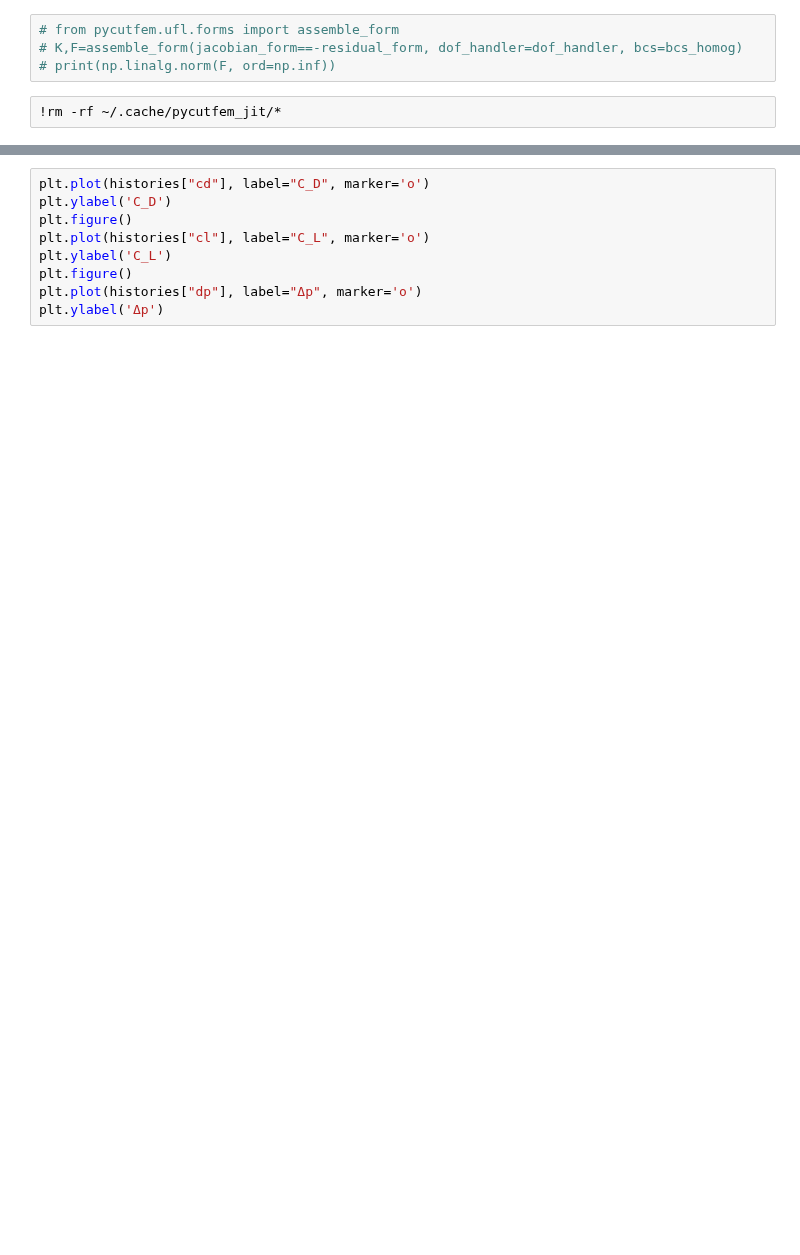
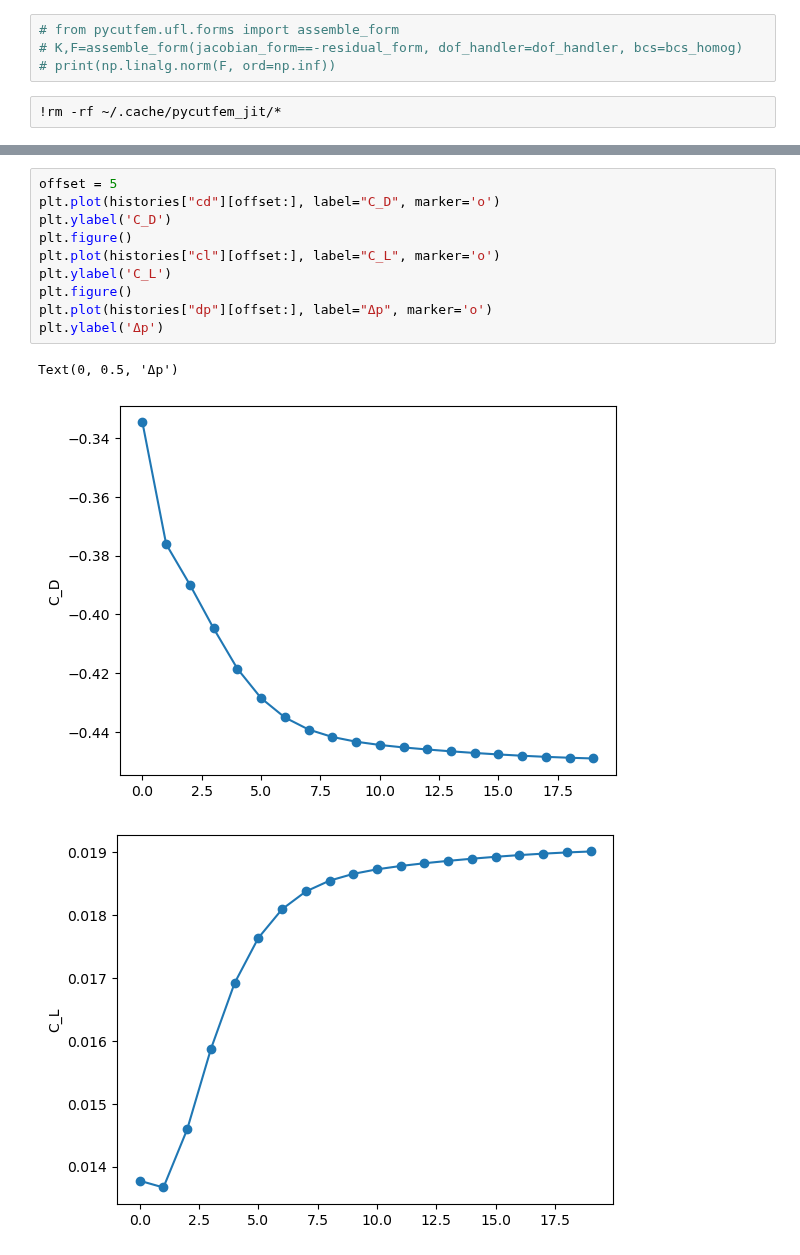
Before and after one commit to Jamal-dev/pycutfem, a Jupyter notebook: examples/turek_benchmark.ipynb, the cells around one changed output, grey strips where cells are left out. Saved outputs shown, nothing was run; the diff lists cells and outputs as text; blank space fills up the shorter version.

```diff
--- a/examples/turek_benchmark.ipynb
+++ b/examples/turek_benchmark.ipynb
@@ -905,9 +1007,14 @@ NewtonSolver: Reduced system with 5290/5594 DOFs.
 # %%
-plt.plot(histories["cd"], label="C_D", marker='o')
+offset = 5
+plt.plot(histories["cd"][offset:], label="C_D", marker='o')
 plt.ylabel('C_D')
 plt.figure()
-plt.plot(histories["cl"], label="C_L", marker='o')
+plt.plot(histories["cl"][offset:], label="C_L", marker='o')
 plt.ylabel('C_L')
 plt.figure()
-plt.plot(histories["dp"], label="Δp", marker='o')
+plt.plot(histories["dp"][offset:], label="Δp", marker='o')
 plt.ylabel('Δp')
+# %% [output]
+Text(0, 0.5, 'Δp')
+[figure, added]
+[figure, added]
```
Also changed, not shown: parts of 13 cells of this notebook, 9 other files.
